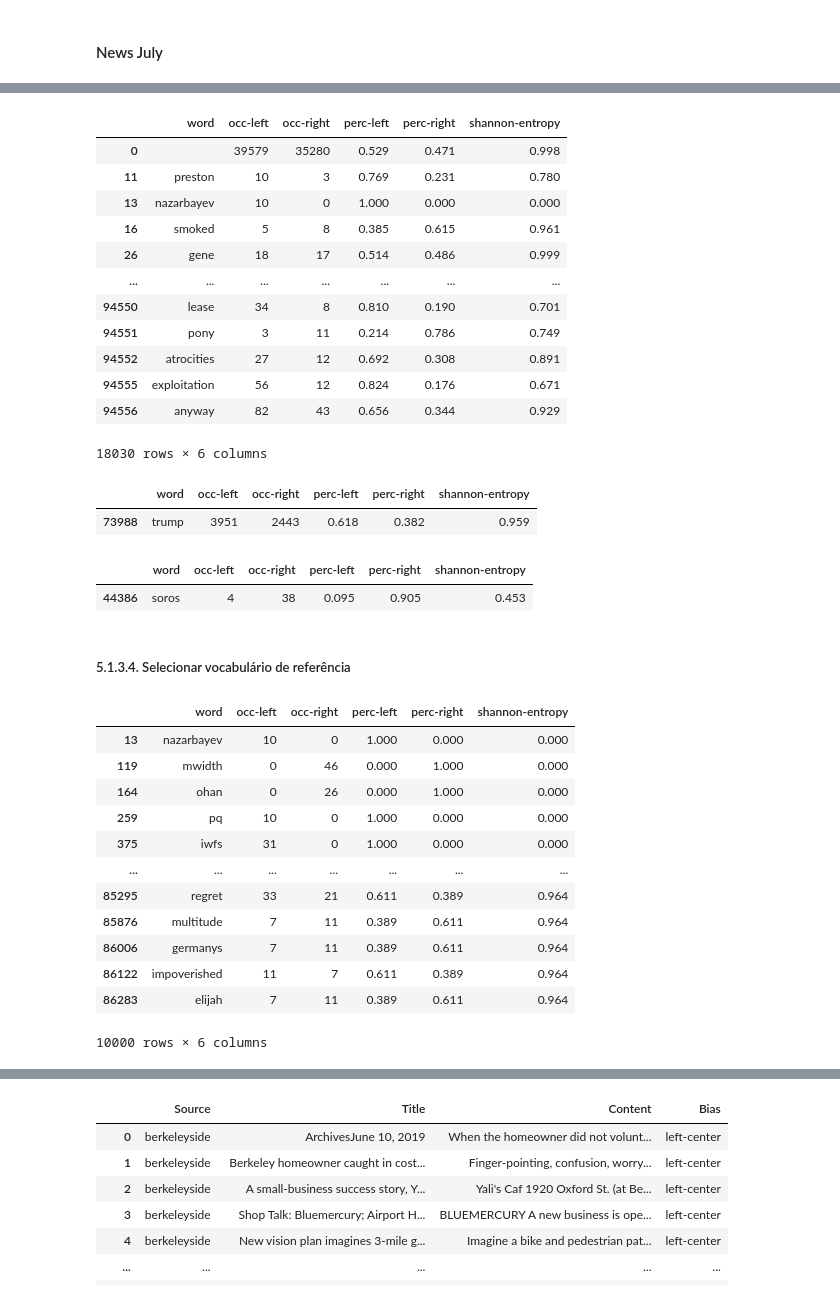
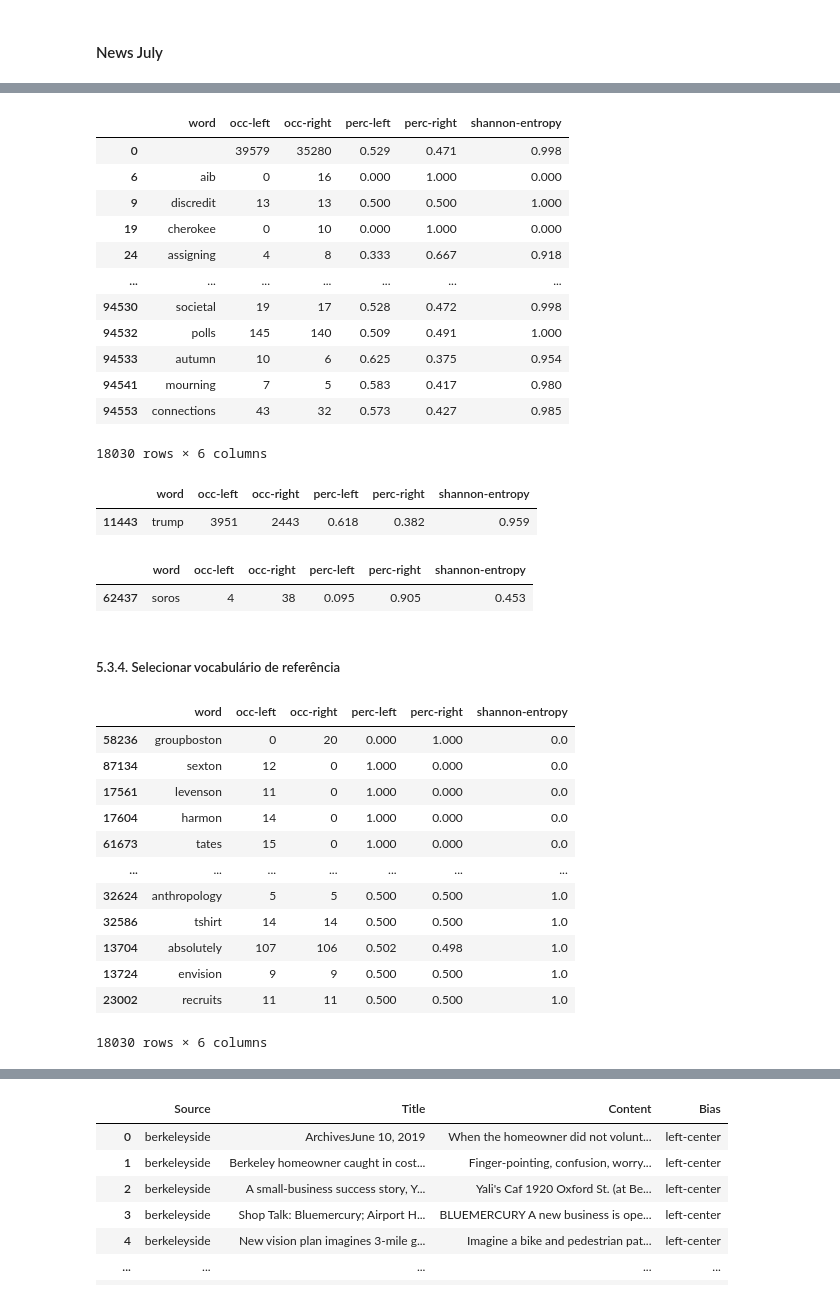
Before and after one commit to ldocarvalho/portals-bias, a Jupyter notebook: portals_bias.ipynb, the cells around one changed output, grey strips where cells are left out. Drawn from its saved outputs; the diff is of its cells as text; code cells hidden in the pictures.

Commit message:
Change methods for entropy and divergence calculations

```diff
--- a/portals_bias.ipynb
+++ b/portals_bias.ipynb
@@ -3653,12 +3653,13 @@ weighted avg       0.30      0.28      0.25       576
 corpus_news_aggregator_left = ""
 corpus_news_aggregator_right = ""
 
-for index, row in df_news_july.iterrows():
-    text = row['Content']
-    if 'left' in row['Bias']:
-        corpus_news_aggregator_left += preprocess(text)
-    else:
-        corpus_news_aggregator_right += preprocess(text)
+for value in df_news_july.values:
+  text = value[2]
+  bias = value[3]
+  if "left" in bias:
+    corpus_news_aggregator_left += preprocess(text)
+  else:
+    corpus_news_aggregator_right += preprocess(text)
 # %%
 bag_of_words_news_aggregator_left = corpus_news_aggregator_left.split(' ')
 # %%
@@ -3759,15 +3760,9 @@ df_words
 18030 rows × 6 columns
-# %%
-import numpy
-import sys
-numpy.seterr(divide = 'warn')
-
-def calculate_shannon_entropy(probs):
-  sum = 0.0
-  for prob in probs:
-    if prob != 0:
-      sum -= prob * numpy.log(prob)
-  return sum / numpy.log(2)
+# %%
+from scipy.stats import entropy
+
+def calculate_shannon_entropy(p):
+  return entropy(p, base=2)
 # %%
 df_words['shannon-entropy'] = 0.0
 
@@ -3779,45 +3774,46 @@ df_words
 # %% [output]
 |  | word | occ-left | occ-right | perc-left | perc-right | shannon-entropy |
 | 0 |  | 39579 | 35280 | 0.529 | 0.471 | 0.998 |
-| 11 | preston | 10 | 3 | 0.769 | 0.231 | 0.780 |
-| 13 | nazarbayev | 10 | 0 | 1.000 | 0.000 | 0.000 |
-| 16 | smoked | 5 | 8 | 0.385 | 0.615 | 0.961 |
-| 26 | gene | 18 | 17 | 0.514 | 0.486 | 0.999 |
+| 6 | aib | 0 | 16 | 0.000 | 1.000 | 0.000 |
+| 9 | discredit | 13 | 13 | 0.500 | 0.500 | 1.000 |
+| 19 | cherokee | 0 | 10 | 0.000 | 1.000 | 0.000 |
+| 24 | assigning | 4 | 8 | 0.333 | 0.667 | 0.918 |
 | ... | ... | ... | ... | ... | ... | ... |
-| 94550 | lease | 34 | 8 | 0.810 | 0.190 | 0.701 |
-| 94551 | pony | 3 | 11 | 0.214 | 0.786 | 0.749 |
-| 94552 | atrocities | 27 | 12 | 0.692 | 0.308 | 0.891 |
-| 94555 | exploitation | 56 | 12 | 0.824 | 0.176 | 0.671 |
-| 94556 | anyway | 82 | 43 | 0.656 | 0.344 | 0.929 |
+| 94530 | societal | 19 | 17 | 0.528 | 0.472 | 0.998 |
+| 94532 | polls | 145 | 140 | 0.509 | 0.491 | 1.000 |
+| 94533 | autumn | 10 | 6 | 0.625 | 0.375 | 0.954 |
+| 94541 | mourning | 7 | 5 | 0.583 | 0.417 | 0.980 |
+| 94553 | connections | 43 | 32 | 0.573 | 0.427 | 0.985 |
 18030 rows × 6 columns
 # %%
 df_trump = df_words.loc[df_words['word'] == 'trump']
 df_trump
 # %% [output]
 |  | word | occ-left | occ-right | perc-left | perc-right | shannon-entropy |
-| 73988 | trump | 3951 | 2443 | 0.618 | 0.382 | 0.959 |
+| 11443 | trump | 3951 | 2443 | 0.618 | 0.382 | 0.959 |
 # %%
 df_soros = df_words.loc[df_words['word'] == 'soros']
 df_soros
 # %% [output]
 |  | word | occ-left | occ-right | perc-left | perc-right | shannon-entropy |
-| 44386 | soros | 4 | 38 | 0.095 | 0.905 | 0.453 |
+| 62437 | soros | 4 | 38 | 0.095 | 0.905 | 0.453 |
 # %% [markdown]
-##### 5.1.3.4. Selecionar vocabulário de referência
+##### 5.3.4. Selecionar vocabulário de referência
 # %%
-df_reference_vocabulary = df_words.nsmallest(10000, ['shannon-entropy'])
+#df_reference_vocabulary = df_words[:10000]
+df_reference_vocabulary = df_words.sort_values(by=['shannon-entropy'], ascending=True)
 df_reference_vocabulary
 # %% [output]
 |  | word | occ-left | occ-right | perc-left | perc-right | shannon-entropy |
-| 13 | nazarbayev | 10 | 0 | 1.000 | 0.000 | 0.000 |
-| 119 | mwidth | 0 | 46 | 0.000 | 1.000 | 0.000 |
-| 164 | ohan | 0 | 26 | 0.000 | 1.000 | 0.000 |
-| 259 | pq | 10 | 0 | 1.000 | 0.000 | 0.000 |
-| 375 | iwfs | 31 | 0 | 1.000 | 0.000 | 0.000 |
+| 58236 | groupboston | 0 | 20 | 0.000 | 1.000 | 0.0 |
+| 87134 | sexton | 12 | 0 | 1.000 | 0.000 | 0.0 |
+| 17561 | levenson | 11 | 0 | 1.000 | 0.000 | 0.0 |
+| 17604 | harmon | 14 | 0 | 1.000 | 0.000 | 0.0 |
+| 61673 | tates | 15 | 0 | 1.000 | 0.000 | 0.0 |
 | ... | ... | ... | ... | ... | ... | ... |
-| 85295 | regret | 33 | 21 | 0.611 | 0.389 | 0.964 |
-| 85876 | multitude | 7 | 11 | 0.389 | 0.611 | 0.964 |
-| 86006 | germanys | 7 | 11 | 0.389 | 0.611 | 0.964 |
-| 86122 | impoverished | 11 | 7 | 0.611 | 0.389 | 0.964 |
-| 86283 | elijah | 7 | 11 | 0.389 | 0.611 | 0.964 |
+| 32624 | anthropology | 5 | 5 | 0.500 | 0.500 | 1.0 |
+| 32586 | tshirt | 14 | 14 | 0.500 | 0.500 | 1.0 |
+| 13704 | absolutely | 107 | 106 | 0.502 | 0.498 | 1.0 |
+| 13724 | envision | 9 | 9 | 0.500 | 0.500 | 1.0 |
+| 23002 | recruits | 11 | 11 | 0.500 | 0.500 | 1.0 |
-10000 rows × 6 columns
+18030 rows × 6 columns
```
Also changed, not shown: parts of 25 cells of this notebook.
